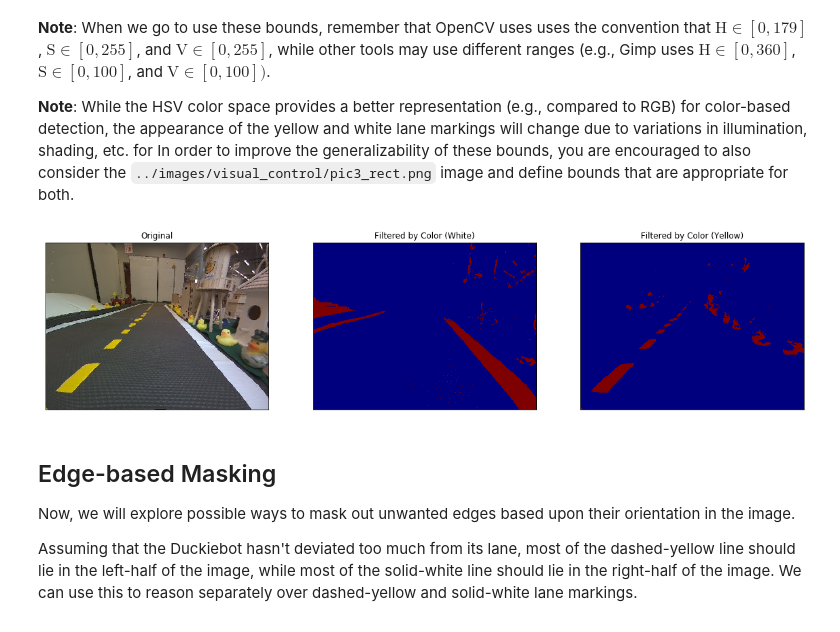
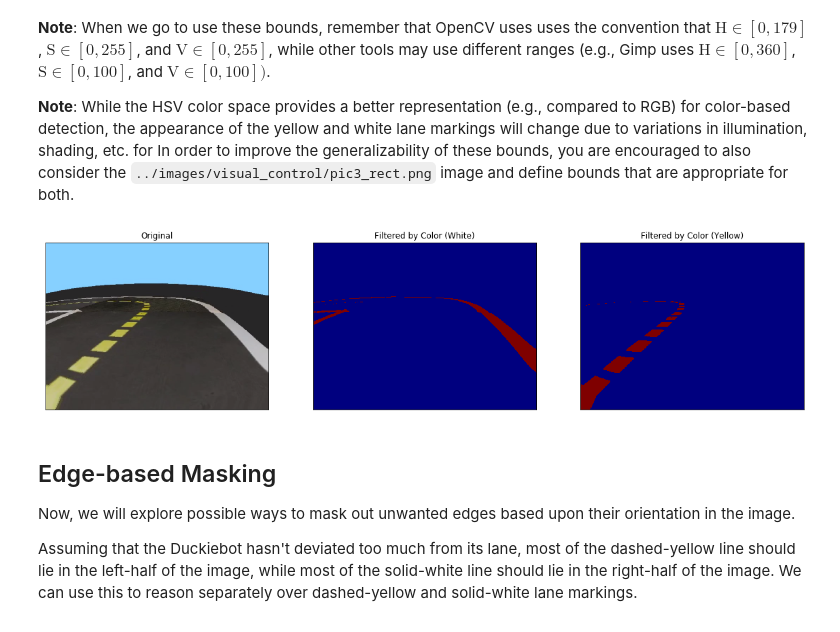
Before and after one commit to Nicolacarrino/mooc-exercises, a Jupyter notebook: visual_lane_servoing/solution/05-Visual-Servoing/visual_servoing_activity.ipynb, the cells around one changed output. Cells and saved outputs as stored; diff of their text form; code cells hidden in the pictures.

```diff
--- a/visual_lane_servoing/solution/05-Visual-Servoing/visual_servoing_activity.ipynb
+++ b/visual_lane_servoing/solution/05-Visual-Servoing/visual_servoing_activity.ipynb
@@ -69,7 +67,8 @@ Populating the interactive namespace from numpy and matplotlib
 Let's load the image as well as the homography for the corresponding camera into Python.
 # %%
 # Load in the image and generate hsv and grayscale versions
-imgbgr = cv2.imread('../images/visual_control/pic1_rect.png')
+# imgbgr = cv2.imread('../images/visual_control/pic1_rect.png')
+imgbgr = cv2.imread('../images/visual_control/ev2.png')
 print(imgbgr.shape)
 
 # OpenCV uses BGR by default, whereas matplotlib uses RGB, so we generate an RGB version for the sake of visualization
@@ -249,29 +248,29 @@ Following what we did in the Braitenberg exercise, we can select upper- and lowe
 # %%
 # Using the above tool, we can identify the bounds as follows
 # TODO: Identify the lower and upper HSV bounds for the white and yellow lane markings
 #       These values represent the maximum range, so they don't filter out anything
-white_lower_hsv = np.array([50, 0, 100])         # CHANGE ME
-white_upper_hsv = np.array([179, 255, 255])   # CHANGE ME
-yellow_lower_hsv = np.array([15, 100, 110])        # CHANGE ME
-yellow_upper_hsv = np.array([30, 255, 255])  # CHANGE ME
+white_lower_hsv = np.array([0, 0, 120])         # CHANGE ME
+white_upper_hsv = np.array([179, 50, 255])      # CHANGE ME
+yellow_lower_hsv = np.array([15, 60, 110])      # CHANGE ME
+yellow_upper_hsv = np.array([35, 255, 255])      # CHANGE ME
 
 mask_white = cv2.inRange(imghsv, white_lower_hsv, white_upper_hsv)
 mask_yellow = cv2.inRange(imghsv, yellow_lower_hsv, yellow_upper_hsv)
 
 fig = plt.figure(figsize = (20,10))
 ax1 = fig.add_subplot(1,3,1)
 ax1.imshow(imgrgb)
 ax1.set_title('Original'), ax1.set_xticks([]), ax1.set_yticks([])
 ax2 = fig.add_subplot(1,3,2)
 ax2.imshow(imgrgb)
 ax2.imshow(mask_white, cmap='jet', alpha=1)
 ax2.set_title('Filtered by Color (White)'), ax2.set_xticks([]), ax2.set_yticks([]);
 ax3 = fig.add_subplot(1,3,3)
 ax3.imshow(imgrgb)
 ax3.imshow(mask_yellow, cmap='jet', alpha=1)
 ax3.set_title('Filtered by Color (Yellow)'), ax3.set_xticks([]), ax3.set_yticks([]);
 # %% [output]
-[figure, old version]
+[figure, new version]
 # %% [markdown]
 ## Edge-based Masking
 
```
Also changed, not shown: parts of 18 cells of this notebook, 38 other files.
